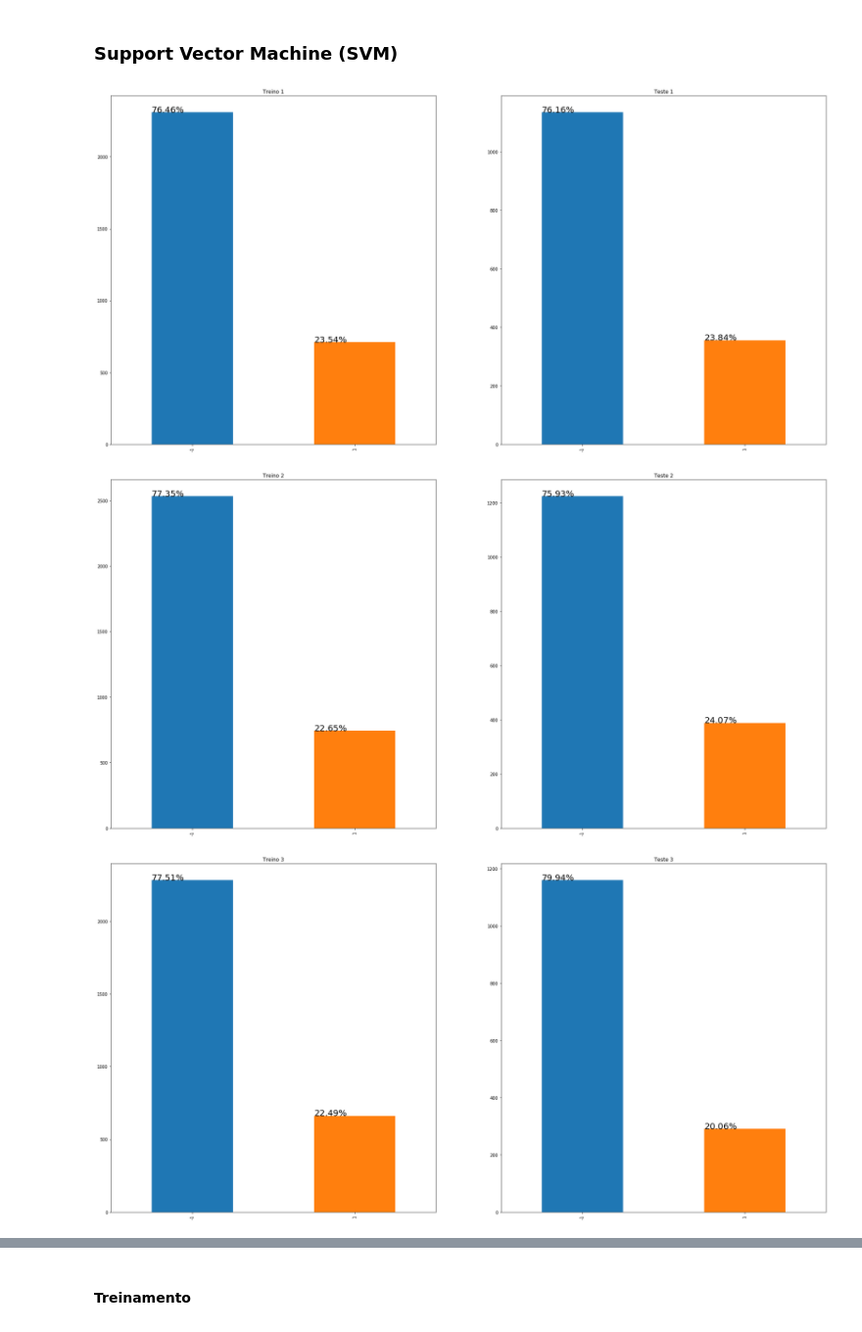
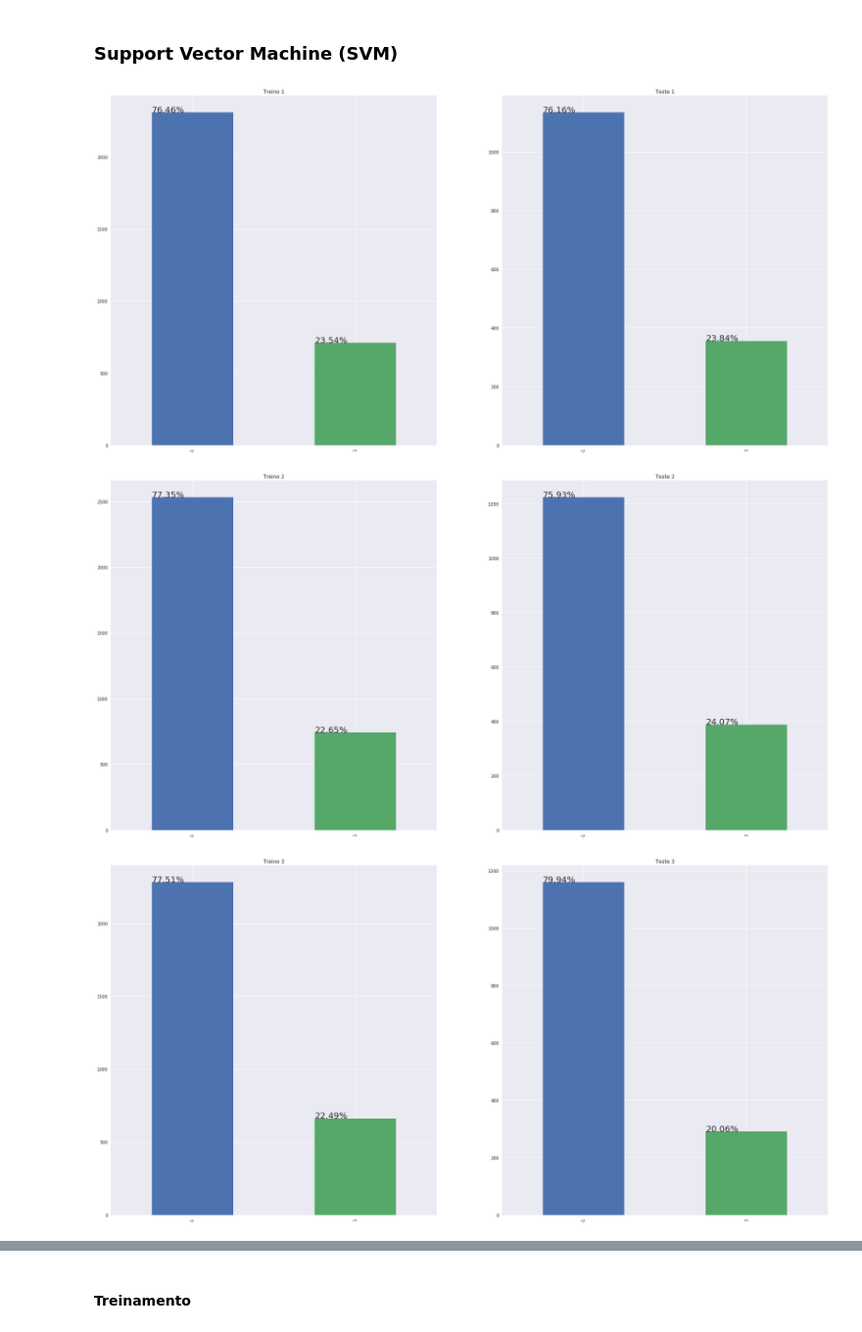
Before and after one commit to gustavo-mn/adult-dataset, a Jupyter notebook: SVM.ipynb, the cells around one changed output, grey strips where cells are left out. Shown at 98% size. Drawn from its saved outputs; the diff is of its cells as text; code cells hidden in the pictures.

```diff
--- a/SVM.ipynb
+++ b/SVM.ipynb
@@ -119,31 +119,32 @@ train_data_4, test_data_4, train_target_4, test_target_4 = train_test_split(
 # %%
 # Checando a distribuição dos targets em cada conjunto (treino e teste) de cada abordagem
 
+sns.set(style='darkgrid')
 temp_train = [train_target_1, train_target_2, train_target_3, train_target_4]
 temp_test = [test_target_1, test_target_2, test_target_3, test_target_4]
 
 for i in range(4):
 
     fig = plt.figure(figsize=(30,15))
 
     plt.subplot(121)
     ax = temp_train[i].value_counts().plot.bar()
     for patch in ax.patches:
 #         ax.text(patch.get_x(), patch.get_height(), str(int(patch.get_height())),fontsize=20)
         ax.text(patch.get_x(), patch.get_height(), "{:.2f}%".format((int(patch.get_height())/temp_train[i].shape[0]*100)),fontsize=20)
     plt.title('Treino ' + str(i+1))
 #     plt.show()
 
 #     fig = plt.figure(figsize=(30,15))
 
     plt.subplot(122)
     ax = temp_test[i].value_counts().plot.bar()
     for patch in ax.patches:
 #         ax.text(patch.get_x(), patch.get_height(), str(int(patch.get_height())),fontsize=20)
         ax.text(patch.get_x(), patch.get_height(), "{:.2f}%".format((int(patch.get_height())/temp_test[i].shape[0]*100)),fontsize=20)
     plt.title('Teste ' + str(i+1))
 #     plt.show()
 # %% [output]
-[figure, old version]
+[figure, new version]
-[figure, old version]
+[figure, new version]
-[figure, old version]
+[figure, new version]
```
Also changed, not shown: parts of 5 cells of this notebook, 3 other files.
